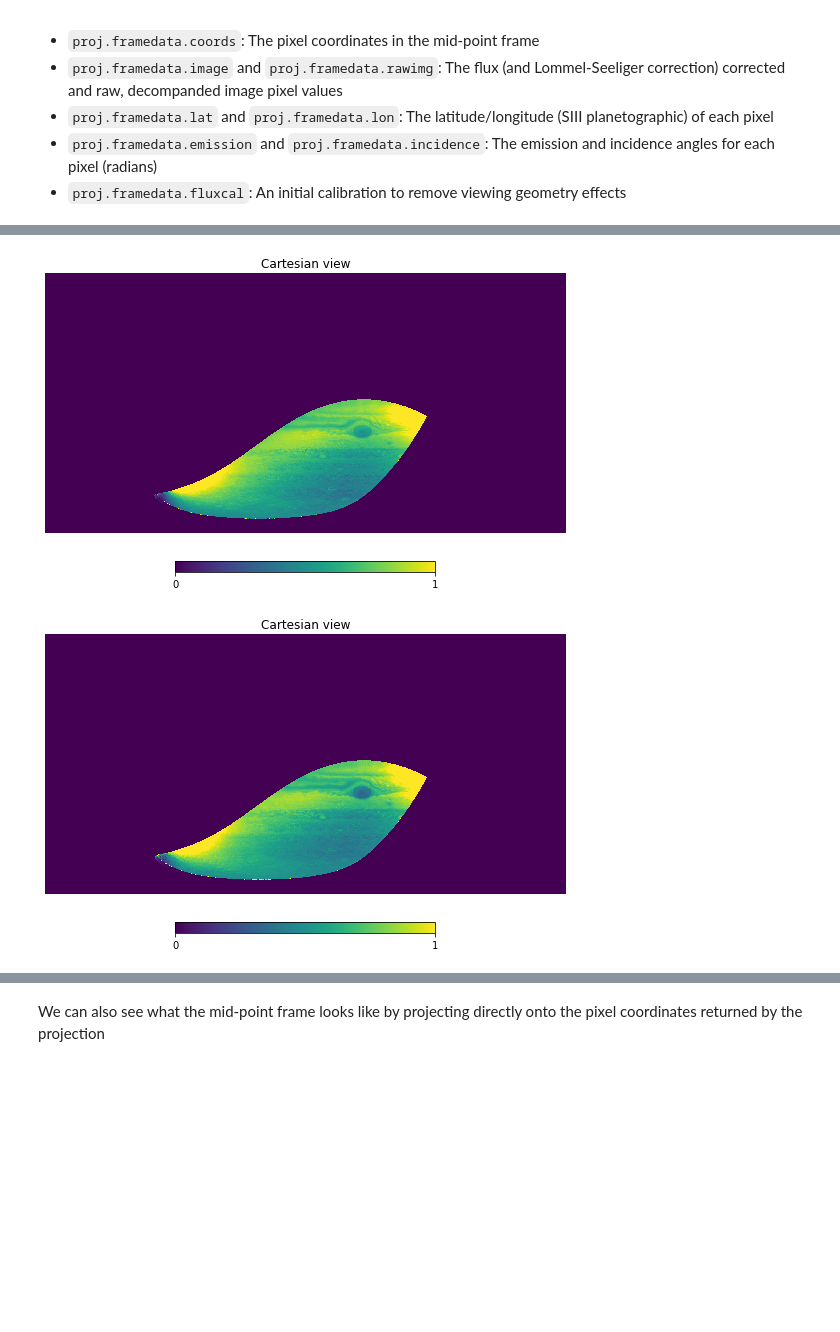
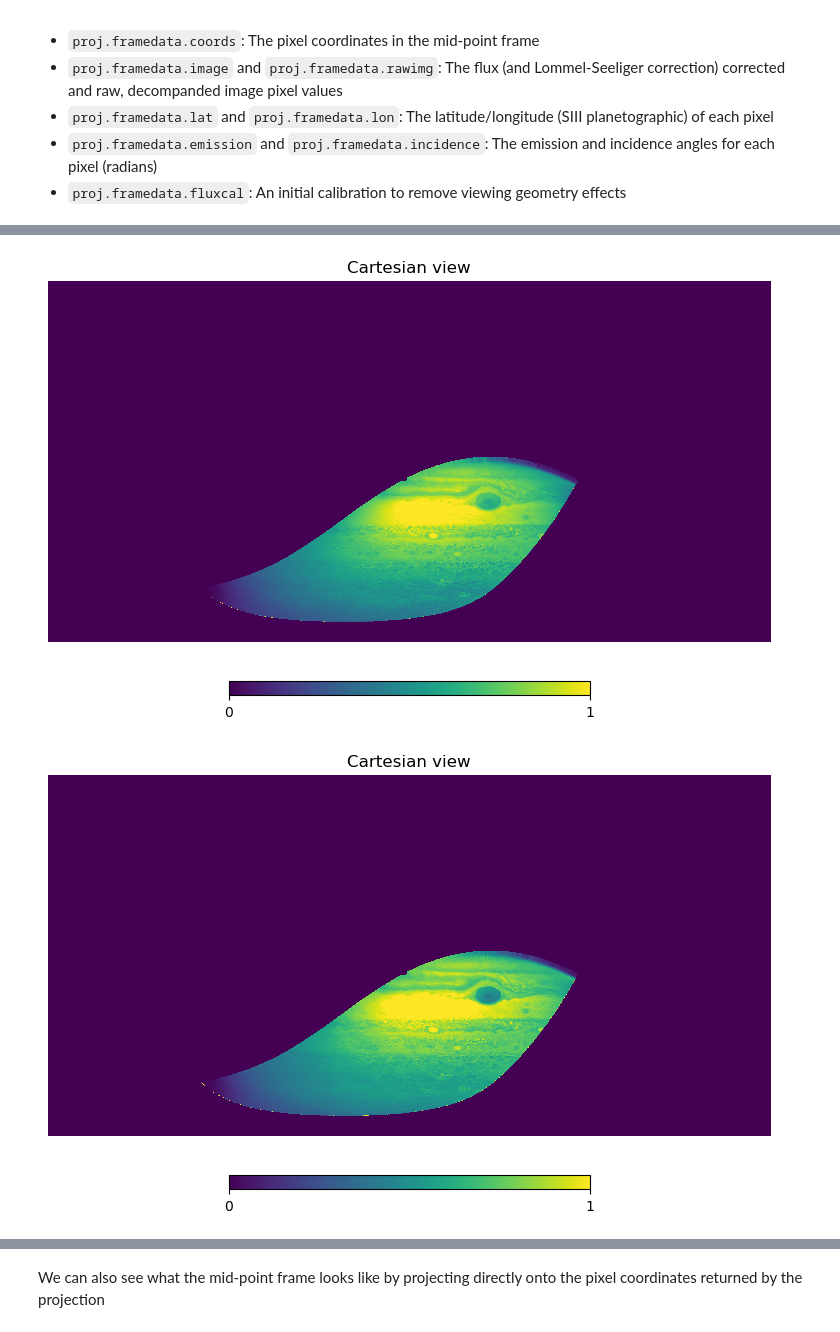
Before and after one commit to ramanakumars/JunoCamProjection, a Jupyter notebook: examples/projection.ipynb, the cells around one changed output, grey strips where cells are left out. Drawn from its saved outputs; the diff is of its cells as text; code cells hidden in the pictures; blank space fills up the shorter version.

```diff
--- a/examples/projection.ipynb
+++ b/examples/projection.ipynb
@@ -40,5 +42,5 @@ Once the object is initialized, we can project it. Call the `process` method, wh
 
 Note: This will take a couple minutes. **Be sure to change the number of processors as needed**.
 # %%
-m = proj.process(nside=1024, num_procs=10)
+m = proj.process(nside=1024, num_procs=10, apply_correction='none')
 # %% [output]
@@ -55,7 +56,7 @@ Under the hood, the algorithm first projects the data onto a frame at the mid-po
 * `proj.framedata.fluxcal`: An initial calibration to remove viewing geometry effects
 # %%
 # project onto a cylindrical projection (change this to any HEALPix supported projections)
-r_map = hp.cartview(np.clip(m[:,0]/np.percentile(m[:,0], 99), 0, 1), return_projected_map=True, xsize=3600)
-g_map = hp.cartview(np.clip(m[:,1]/np.percentile(m[:,1], 99), 0, 1), return_projected_map=True, xsize=3600)
-b_map = hp.cartview(np.clip(m[:,2]/np.percentile(m[:,2], 99), 0, 1), return_projected_map=True, xsize=3600)
+r_map = hp.cartview(np.clip(m[:,0]/np.percentile(m, 99), 0, 1), return_projected_map=True, xsize=3600)
+g_map = hp.cartview(np.clip(m[:,1]/np.percentile(m, 99), 0, 1), return_projected_map=True, xsize=3600)
+b_map = hp.cartview(np.clip(m[:,2]/np.percentile(m, 99), 0, 1), return_projected_map=True, xsize=3600)
 # %% [output]
@@ -63,5 +64,5 @@ b_map = hp.cartview(np.clip(m[:,2]/np.percentile(m[:,2], 99), 0, 1), return_proj
-[figure, old version]
+[figure, new version]
-[figure, old version]
+[figure, new version]
 # %%
 # create an rgb image from this map
 rgb = np.stack([r_map, g_map, b_map], axis=2)
```
Also changed, not shown: parts of 6 cells of this notebook.
